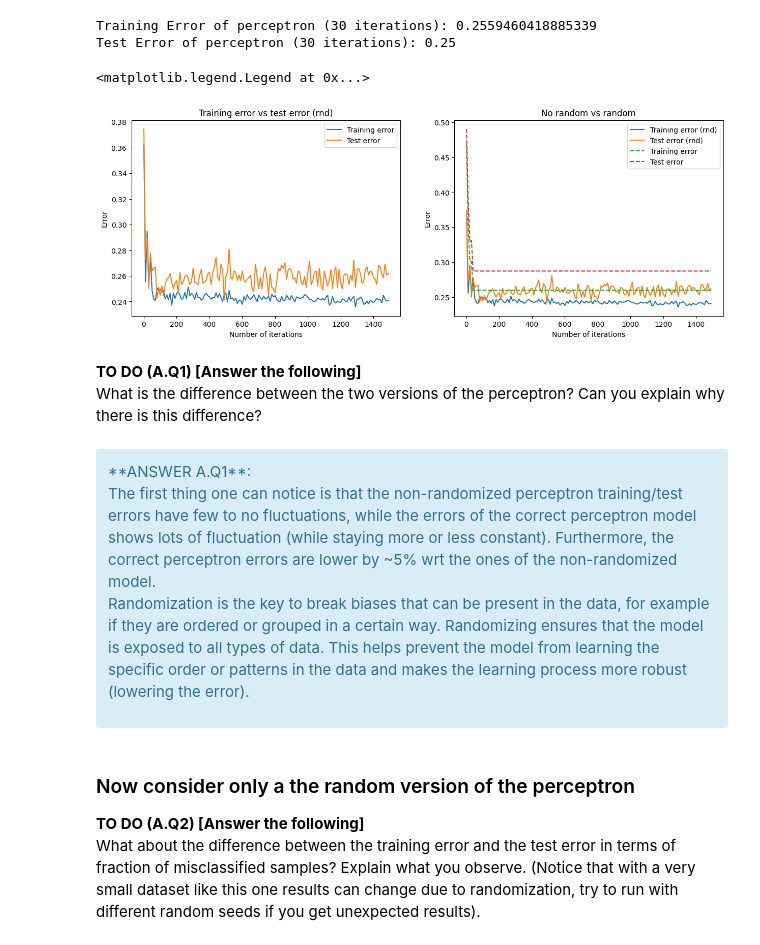
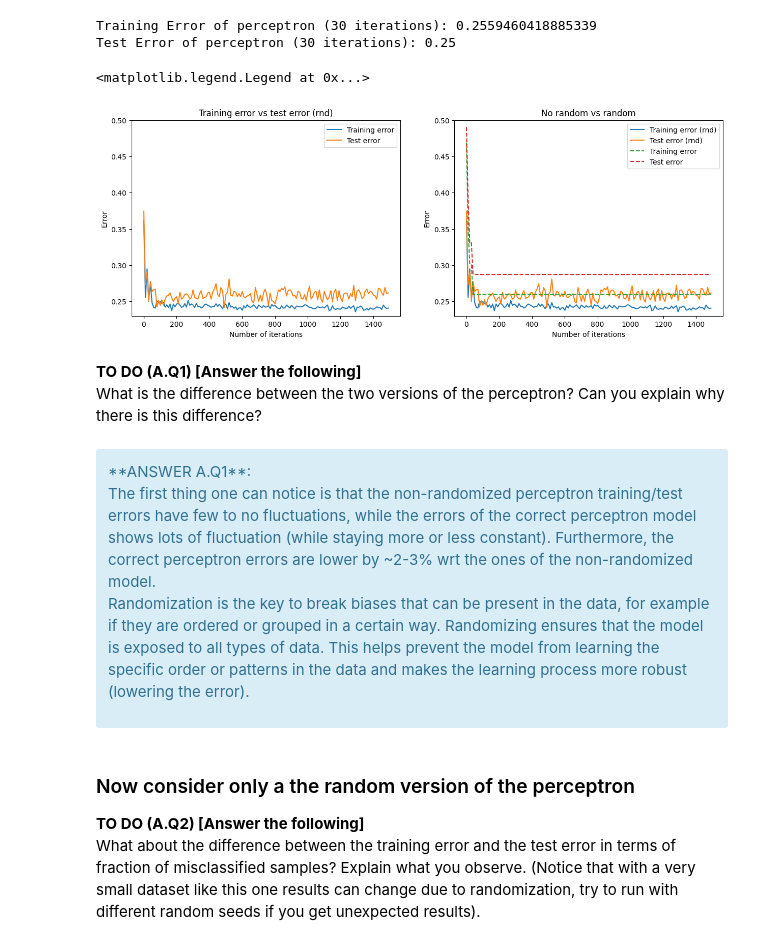
Before and after one commit to Berto70/ml_lab, a Jupyter notebook: ass_1/Bertinelli_Gabriele_LAB1.ipynb, the cells around one changed output. Cells and saved outputs as stored; diff of their text form; code cells hidden in the pictures.

```diff
--- a/ass_1/Bertinelli_Gabriele_LAB1.ipynb
+++ b/ass_1/Bertinelli_Gabriele_LAB1.ipynb
@@ -408,33 +402,35 @@ for j in range (1, 1500, 10):
 # %%
 fig, ax = plt.subplots(ncols=2, nrows=1, figsize=(15, 5))
 
 ax[0].plot(range(1, 1500, 10), a_r, label='Training error')
 ax[0].plot(range(1, 1500, 10), b_r, label='Test error')
 
 ax[0].set_xlabel('Number of iterations')
 ax[0].set_ylabel('Error')
 ax[0].set_title('Training error vs test error (rnd)')
+ax[0].set_ylim(0.23, 0.50)
 ax[0].legend()
 
 ax[1].plot(range(1, 1500, 10), a_r, label='Training error (rnd)')
 ax[1].plot(range(1, 1500, 10), b_r, label='Test error (rnd)')
 ax[1].plot(range(1, 1500, 10), a_nr, '--', label='Training error')
 ax[1].plot(range(1, 1500, 10), b_nr, '--', label='Test error')
 
 ax[1].set_xlabel('Number of iterations')
 ax[1].set_ylabel('Error')
 ax[1].set_title('No random vs random')
+ax[1].set_ylim(0.23, 0.50)
 ax[1].legend()
 # %% [output]
 <matplotlib.legend.Legend at 0x...>
-[figure, old version]
+[figure, new version]
 # %% [markdown]
 **TO DO (A.Q1) [Answer the following]** <br>
 What is the difference between the two versions of the perceptron? Can you explain why there is this difference? <br>
 # %% [markdown]
 <div class="alert alert-block alert-info">
 **ANSWER A.Q1**:<br>
-The first thing one can notice is that the non-randomized perceptron training/test errors have few to no fluctuations, while the errors of the correct perceptron model shows lots of fluctuation (while staying more or less constant). Furthermore, the correct perceptron errors are lower by ~5% wrt the ones of the non-randomized model.
+The first thing one can notice is that the non-randomized perceptron training/test errors have few to no fluctuations, while the errors of the correct perceptron model shows lots of fluctuation (while staying more or less constant). Furthermore, the correct perceptron errors are lower by ~2-3% wrt the ones of the non-randomized model.
 
 Randomization is the key to break biases that can be present in the data, for example if they are ordered or grouped in a certain way. Randomizing ensures that the model is exposed to all types of data. This helps prevent the model from learning the specific order or patterns in the data and makes the learning process more robust (lowering the error).
  </div>
```
Also changed, not shown: parts of 4 cells of this notebook.
